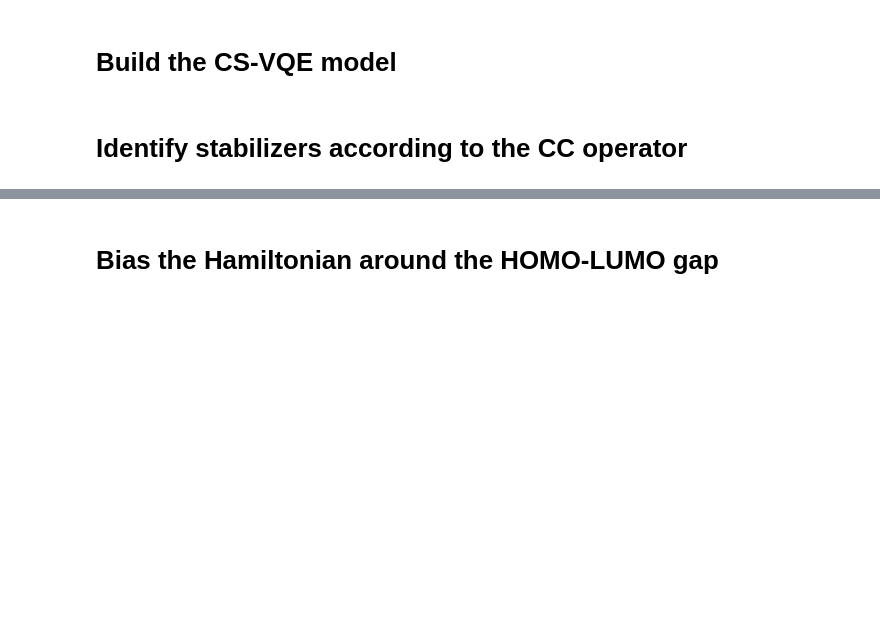
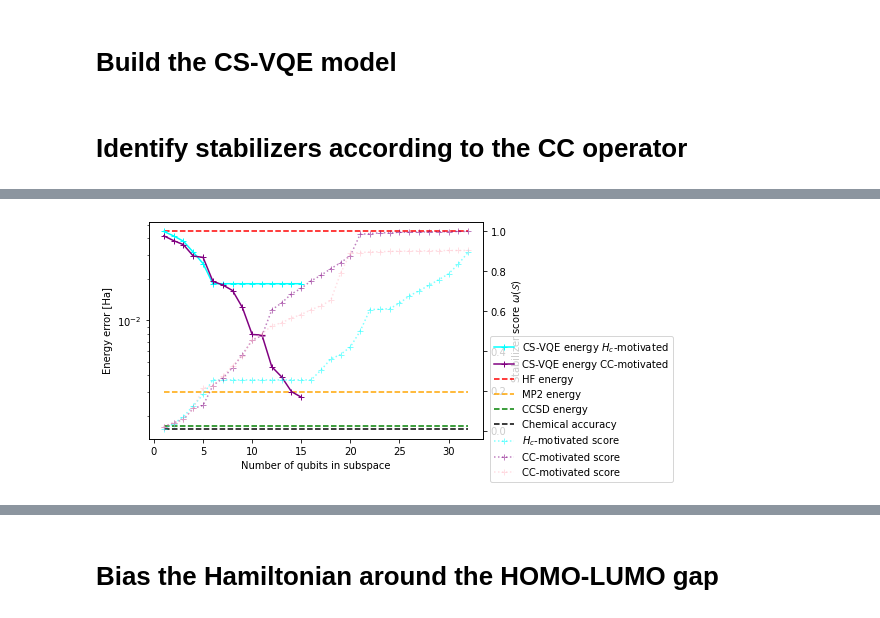
Before and after one commit to UCL-CCS/symmer, a Jupyter notebook: notebooks/draft/CS-VQE_HOMO-LUMO_biasing.ipynb, the cells around one changed output, grey strips where cells are left out. Drawn from its saved outputs; the diff is of its cells as text; code cells hidden in the pictures; blank space fills up the shorter version.

```diff
--- a/notebooks/draft/CS-VQE_HOMO-LUMO_biasing.ipynb
+++ b/notebooks/draft/CS-VQE_HOMO-LUMO_biasing.ipynb
@@ -131,6 +180,7 @@ def get_score_vs_error(S, max_sim_q=15):
 
 ham_stabilizers = StabilizerIdentification(ham_tap)
 CC_stabilizers  = StabilizerIdentification(ucc_tap)
+MP_stabilizers  = StabilizerIdentification(mp2_tap)
 #HL_gap = np.where(hf_array==0)[0][0]-.5
 HL_gap = np.where(hf_tapered==0)[0][0]-.5
 #ham_biasing = ObservableBiasing(base_operator=molecule.H_q, HOMO_LUMO_gap=HL_gap)
@@ -148,17 +198,21 @@ for i in range(1, ham_tap.n_qubits):
     S_CC = CC_stabilizers.symmetry_basis_by_subspace_dimension(i)
     stab_score_CC, error_CC = get_score_vs_error(S_CC)
 
+    # by mp2
+    S_MP = MP_stabilizers.symmetry_basis_by_subspace_dimension(i)
+    stab_score_MP, error_MP = get_score_vs_error(S_MP)
+
     # by HOMO-LUMO biasing
-    S_HL = stabilizer_walk(
-            n_sim_qubits=i,
-            biasing_operator=ham_biasing,
-            cs_vqe_object=cs_vqe,
-            #tapering_object=taper_hamiltonian,
-            #reference_state=hf_array
-        )
-    stab_score_HL, error_HL = get_score_vs_error(S_HL)
+    #S_HL = stabilizer_walk(
+    #        n_sim_qubits=i,
+    #        biasing_operator=ham_biasing,
+    #        cs_vqe_object=cs_vqe,
+    #        #tapering_object=taper_hamiltonian,
+    #        #reference_state=hf_array
+    #    )
+    #stab_score_HL, error_HL = get_score_vs_error(S_HL)
 
-    scores.append((i, stab_score_ham, error_ham, stab_score_CC, error_CC, stab_score_HL, error_HL))
+    scores.append((i, stab_score_ham, error_ham, stab_score_CC, error_CC, stab_score_MP, error_MP))#, stab_score_HL, error_HL))
 # %% [output]
 1
 2
@@ -181,12 +243,13 @@ nc_legacy, energies_legacy, errors_legacy, order_legacy = csvqe_approximations_h
     H, H_noncon, ham_tap.n_qubits, molecule.fci_energy)
 # %%
 fig,energy_axis = plt.subplots()
-X, Y_ham, Y_error_ham, Y_CC, Y_error_CC, Y_HL, Y_error_HL = zip(*scores)
+X, Y_ham, Y_error_ham, Y_CC, Y_error_CC, Y_MP, Y_error_MP = zip(*scores)
 
 energy_axis.plot(X, Y_error_ham, color='cyan', marker='+', label='CS-VQE energy $H_c$-motivated')
 energy_axis.plot(X, Y_error_CC, color='purple', marker='+', label='CS-VQE energy CC-motivated')
-energy_axis.plot(X, Y_error_HL, color='blue', marker='+', label='CS-VQE energy HOMO-LUMO-bias')
-energy_axis.plot(X, errors_legacy[1:-1], color='pink', marker='+', label='CS-VQE energy legacy', ls='-.')
+#energy_axis.plot(X, Y_error_CC, color='pink', marker='+', label='CS-VQE energy MP2-motivated')
+#energy_axis.plot(X, Y_error_HL, color='blue', marker='+', label='CS-VQE energy HOMO-LUMO-bias')
+#energy_axis.plot(X, errors_legacy[1:-1], color='pink', marker='+', label='CS-VQE energy legacy', ls='-.')
 
 energy_axis.hlines(molecule.hf_energy-molecule.fci_energy, 1, X[-1], ls='--', color='red', label='HF energy')
 energy_axis.hlines(molecule.mp2_energy-molecule.fci_energy, 1, X[-1], ls='--', color='orange', label='MP2 energy')
@@ -200,7 +263,9 @@ energy_axis.set_xlabel('Number of qubits in subspace')
 score_axis = energy_axis.twinx()
 score_axis.plot(X, Y_ham, color='cyan', label='$H_c$-motivated score', marker='+', alpha=0.5, ls=':')
 score_axis.plot(X, Y_CC, color='purple', label='CC-motivated score', marker='+', alpha=0.5, ls=':')
-score_axis.plot(X, Y_HL, color='blue', label='HOMO-LUMO-bias score', marker='+', alpha=0.5, ls=':')
+score_axis.plot(X, Y_MP, color='pink', label='CC-motivated score', marker='+', alpha=0.5, ls=':')
+
+#score_axis.plot(X, Y_HL, color='blue', label='HOMO-LUMO-bias score', marker='+', alpha=0.5, ls=':')
 
 score_axis.set_ylabel('Stabilizer score $\omega(\mathcal{S})$')
 
@@ -210,0 +275 @@ plt.show()
+[figure, added]
```
Also changed, not shown: parts of 10 cells of this notebook, 3 other files.
